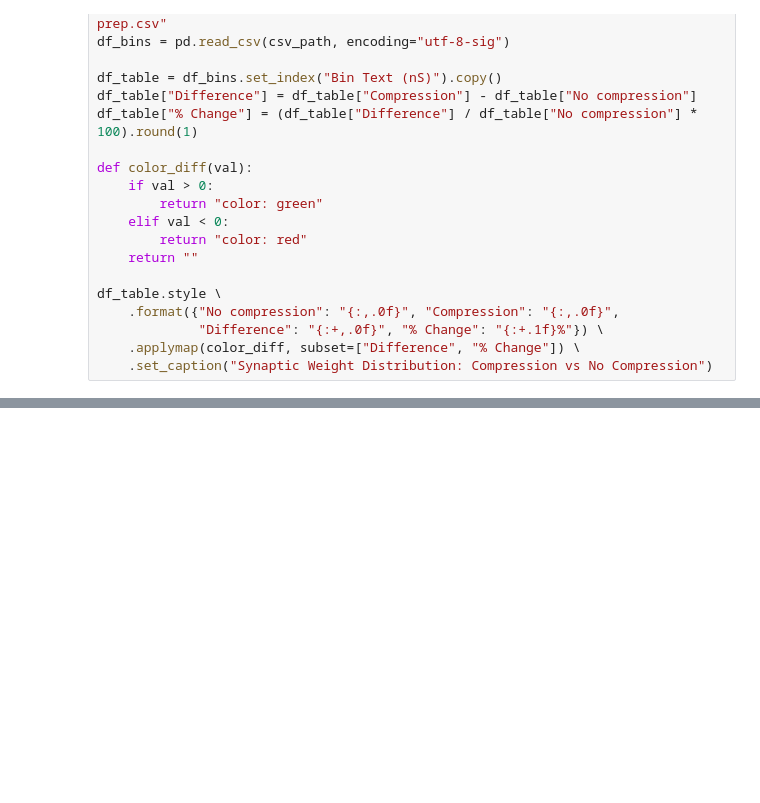
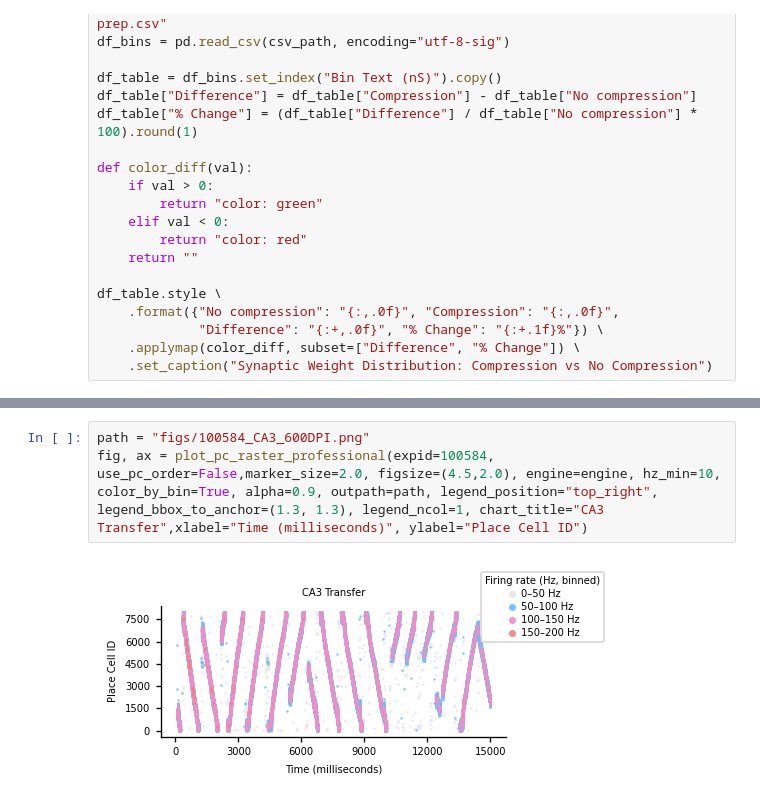
Before and after one commit to sliorbar/ca3net, a Jupyter notebook: Figures for ICLR 2027.ipynb, the cells around one changed output, grey strips where cells are left out. Cells and saved outputs as stored; diff of their text form; blank space fills up the shorter version.

```diff
--- a/Figures for ICLR 2027.ipynb
+++ b/Figures for ICLR 2027.ipynb
@@ -1837,0 +1949,5 @@ def row_style(row):
+# %%
+path = "figs/100584_CA3_600DPI.png"
+fig, ax = plot_pc_raster_professional(expid=100584, use_pc_order=False,marker_size=2.0, figsize=(4.5,2.0), engine=engine, hz_min=10, color_by_bin=True, alpha=0.9, outpath=path, legend_position="top_right", legend_bbox_to_anchor=(1.3, 1.3), legend_ncol=1, chart_title="CA3 Transfer",xlabel="Time (milliseconds)", ylabel="Place Cell ID")
+# %% [output]
+[figure, added]
```
Also changed, not shown: parts of 5 cells of this notebook, 9 other files.
